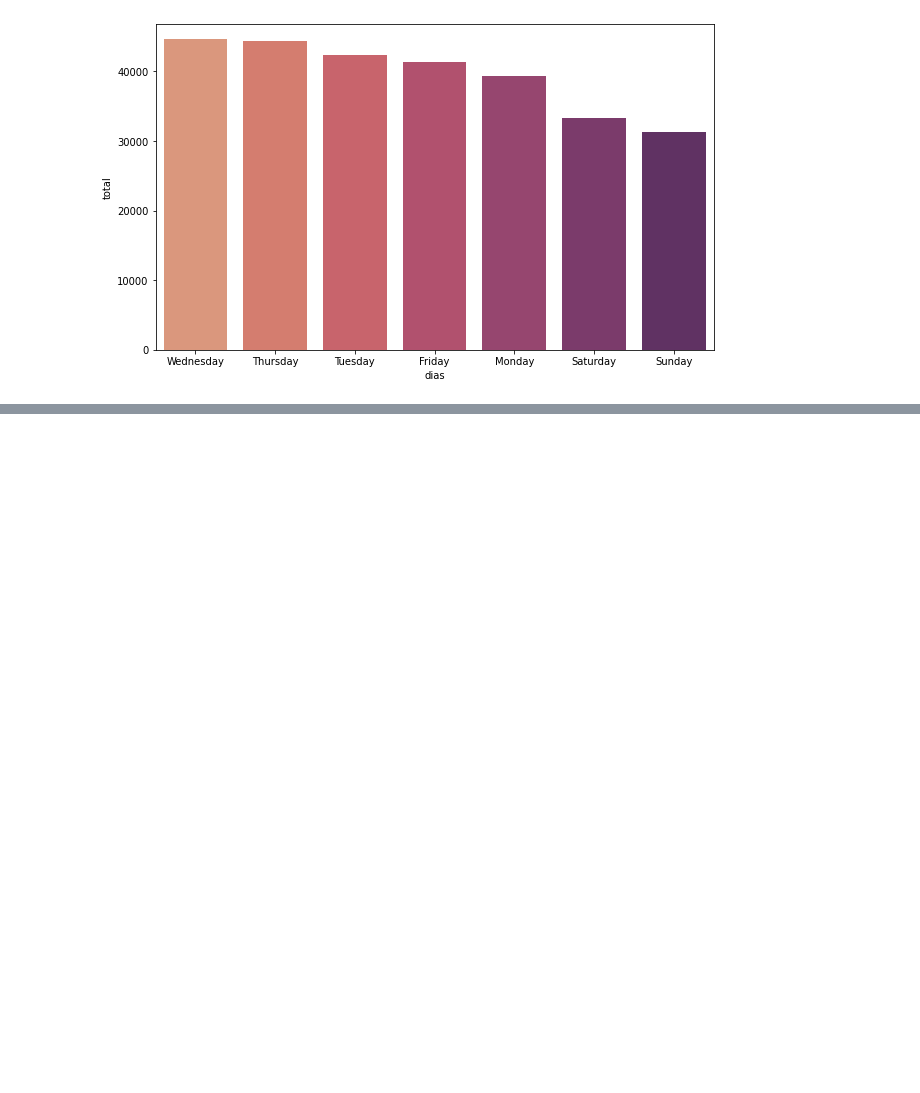
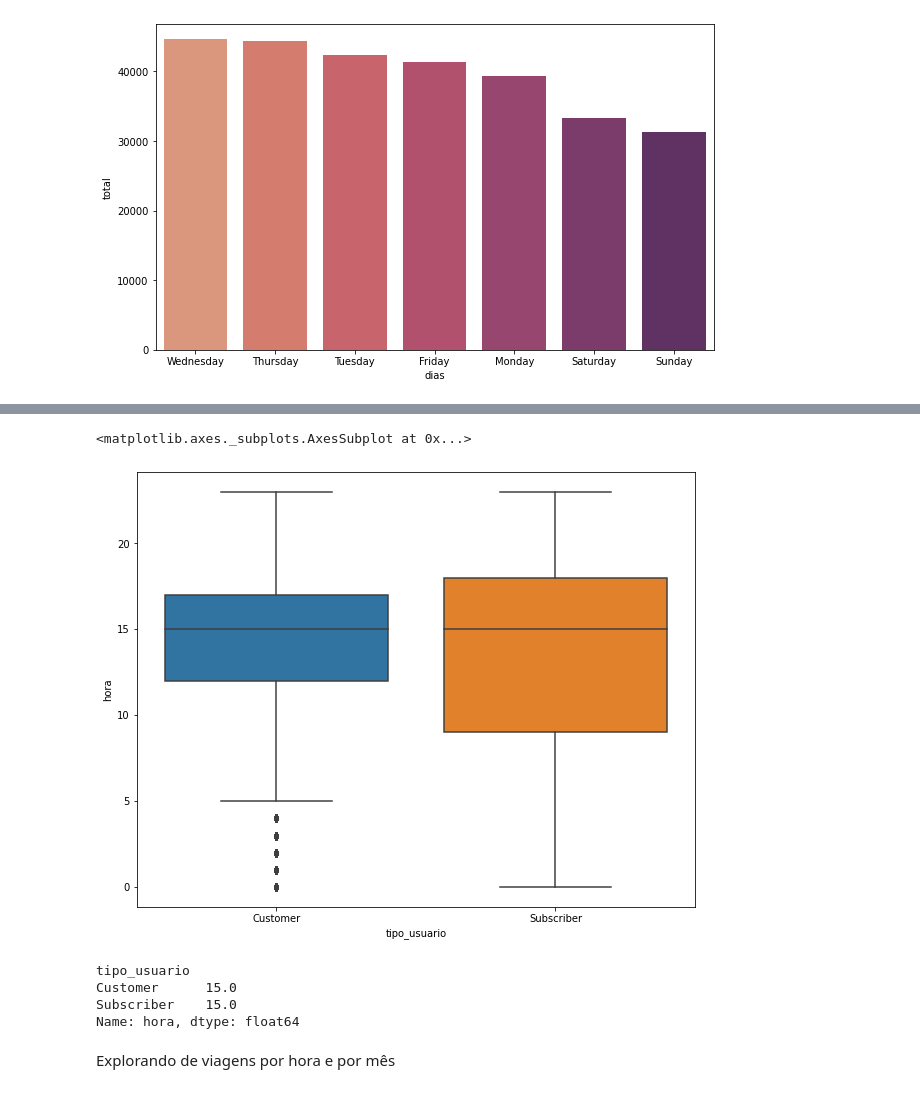
Before and after one commit to gabrielcn/Bike_Sharing, a Jupyter notebook: cyclistic_bike_share_new_york.ipynb, the cells around one changed output, grey strips where cells are left out. Cells and saved outputs as stored; diff of their text form; code cells hidden in the pictures; blank space fills up the shorter version.

```diff
--- a/cyclistic_bike_share_new_york.ipynb
+++ b/cyclistic_bike_share_new_york.ipynb
@@ -135,0 +162,16 @@ sns.barplot(x="dias", y="total", data = df_qtd_viagem_por_dia_ny, palette = "fla
+# %%
+plt.figure(figsize=(10,8)) #Configura o tamanho da figura (10 para direita e 8 para baixo)
+sns.boxplot(x="tipo_usuario", y="hora", data = df_ny)
+# Grafico mostra que mostra a frequencia dos tipos de usuários em relação ao horário e o desvio padrão (standart deviation)
+# %% [output]
+<matplotlib.axes._subplots.AxesSubplot at 0x...>
+[figure, added]
+# %%
+df_ny.groupby("tipo_usuario").median()["hora"] # Mediana
+# %% [output]
+tipo_usuario
+Customer      15.0
+Subscriber    15.0
+Name: hora, dtype: float64
+# %% [markdown]
+Explorando de viagens por hora e por mês
```
Also changed, not shown: parts of 55 cells of this notebook.
